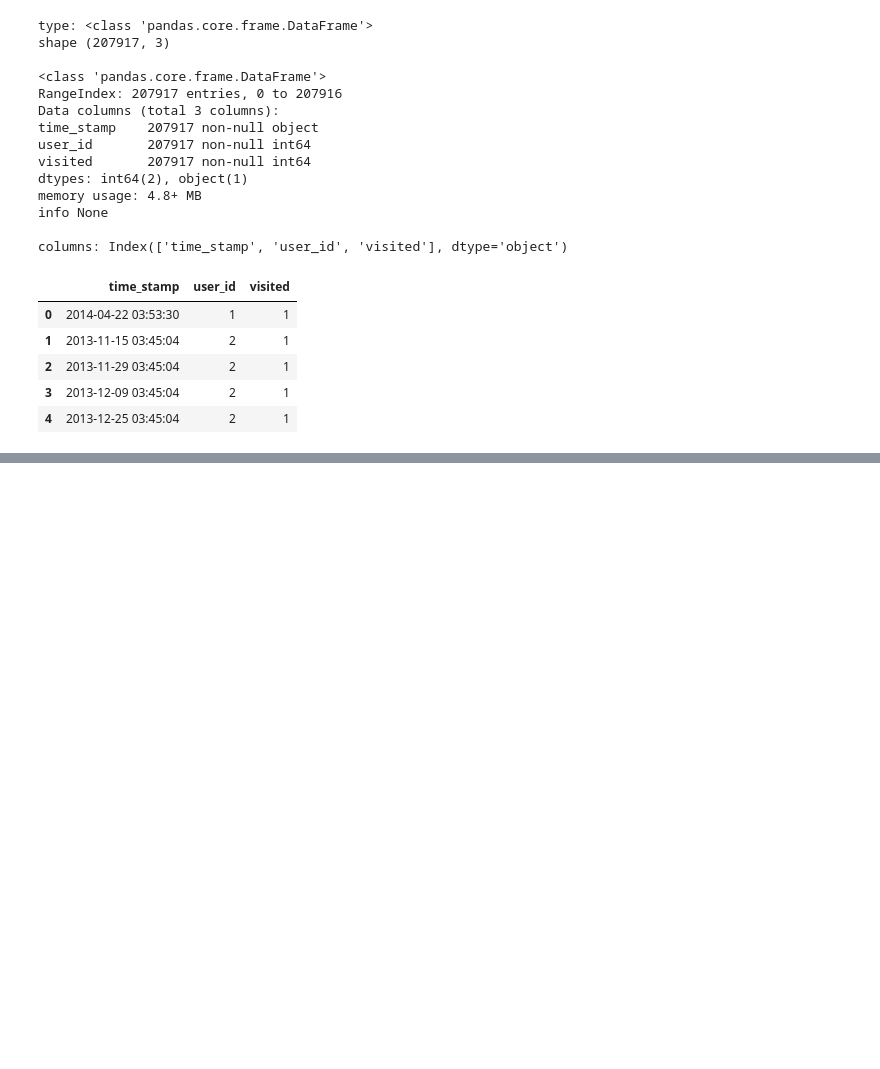
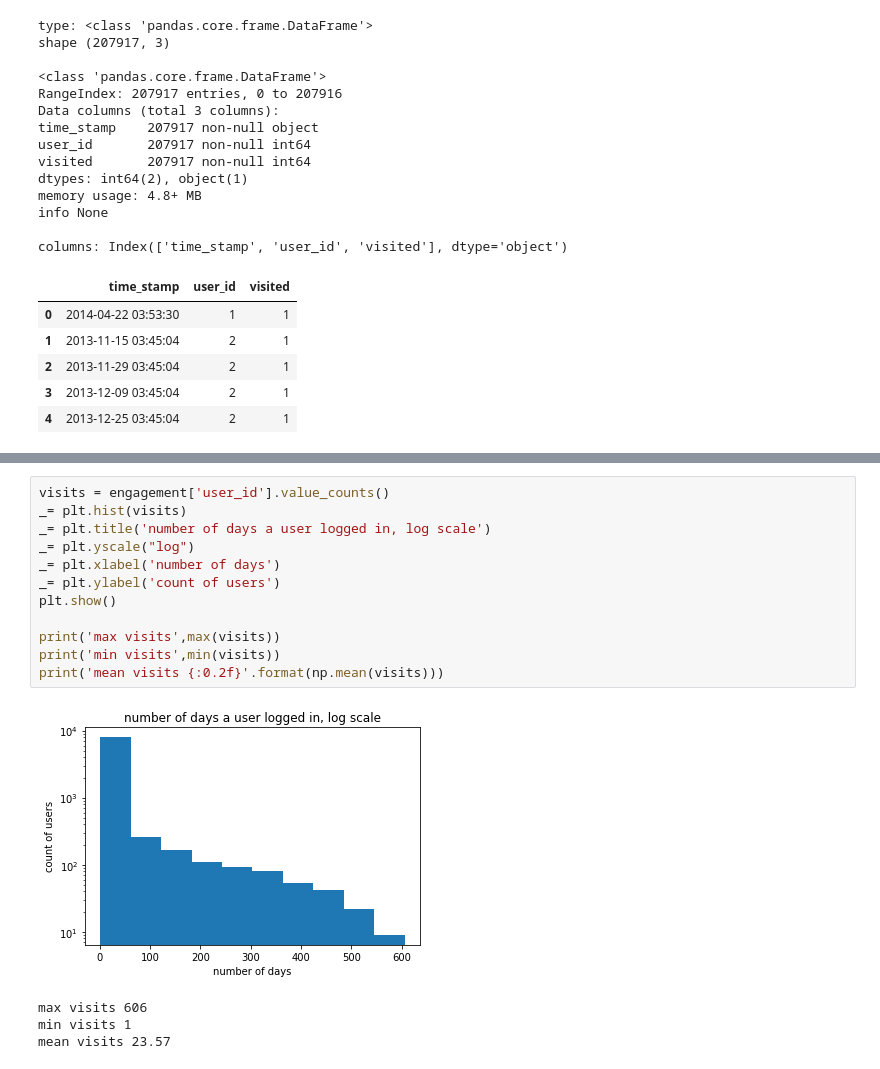
Before and after one commit to misterhappy2/relax, a Jupyter notebook: relax.ipynb, the cells around one changed output, grey strips where cells are left out. Saved outputs shown, nothing was run; the diff lists cells and outputs as text; blank space fills up the shorter version.

```diff
--- a/relax.ipynb
+++ b/relax.ipynb
@@ -130,4 +198,21 @@ print(len(visits3), 'have logged in at least 3 times')
 2248 have logged in at least 3 times
+# %%
+visits = engagement['user_id'].value_counts()
+_= plt.hist(visits)
+_= plt.title('number of days a user logged in, log scale')
+_= plt.yscale("log")
+_= plt.xlabel('number of days')
+_= plt.ylabel('count of users')
+plt.show()
+
+print('max visits',max(visits))
+print('min visits',min(visits))
+print('mean visits {:0.2f}'.format(np.mean(visits)))
+# %% [output]
+[figure, added]
+max visits 606
+min visits 1
+mean visits 23.57
 # %%
 # Count users who logged in 3x in < 7 days
 import datetime
```
Also changed, not shown: parts of 22 cells of this notebook.
